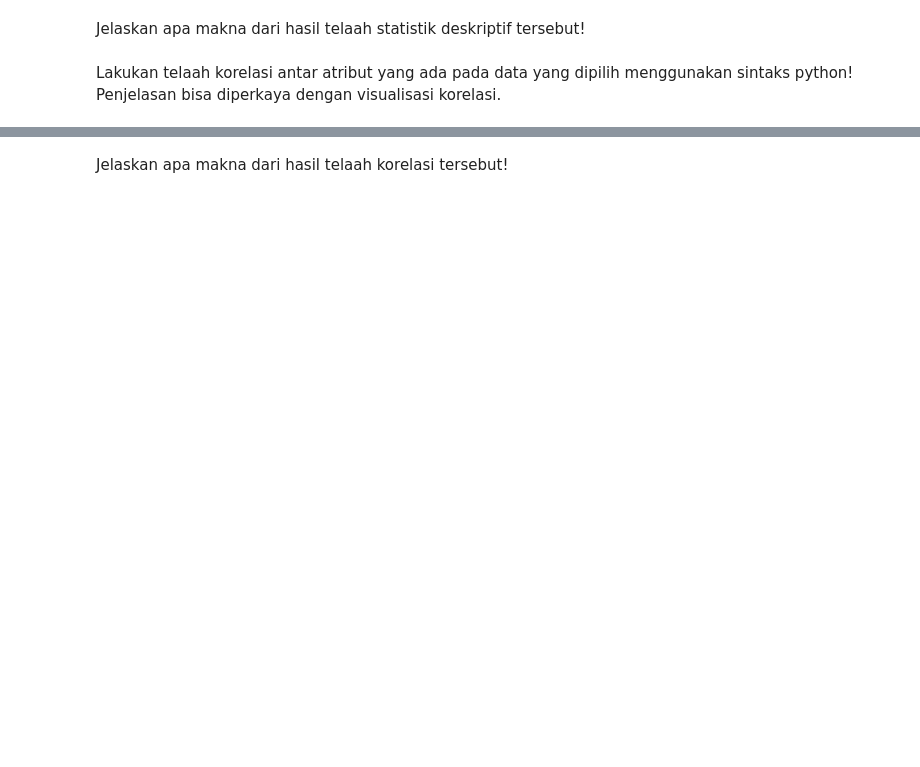
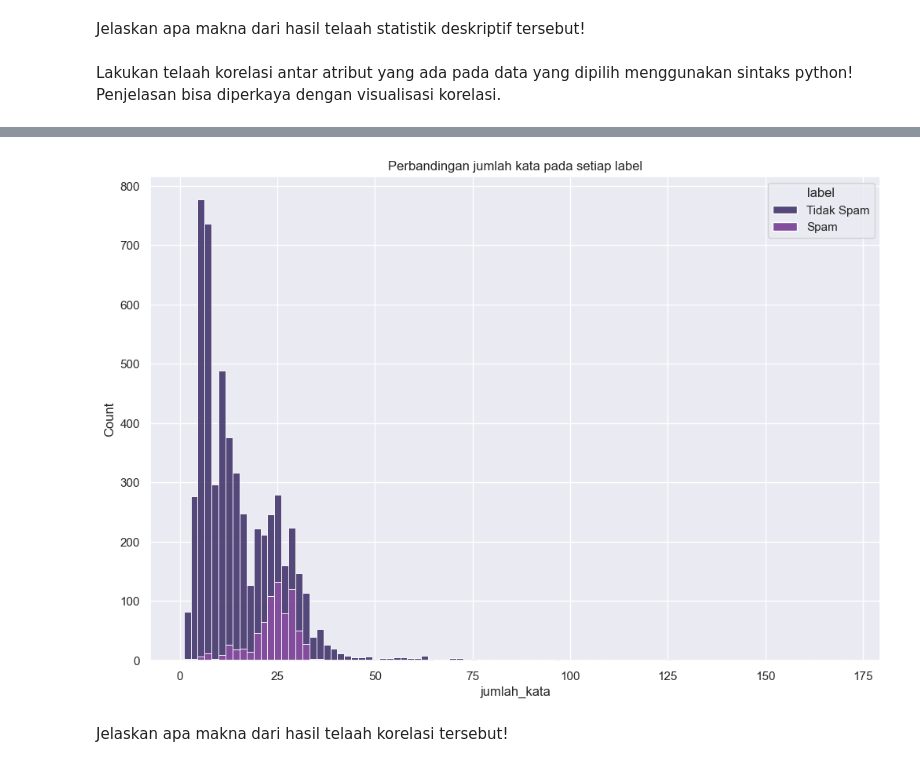
Before and after one commit to alfa000/kung-fu-pandas-fga, a Jupyter notebook: Lembar Kerja Kelompok 1 - Latihan Akuisisi dan pemahaman data.ipynb, the cells around one changed output, grey strips where cells are left out. Drawn from its saved outputs; the diff is of its cells as text; code cells hidden in the pictures; blank space fills up the shorter version.

```diff
--- a/Lembar Kerja Kelompok 1 - Latihan Akuisisi dan pemahaman data.ipynb
+++ b/Lembar Kerja Kelompok 1 - Latihan Akuisisi dan pemahaman data.ipynb
@@ -50,0 +180,16 @@ Lakukan telaah korelasi antar atribut yang ada pada data yang dipilih menggunaka
+# %%
+# Korelasikan antara label spam dan ham dengan jumlah kata yang ada di dalam pesan
+
+# Code Here
+df.groupby('label').count()
+df['jumlah_kata'] = df['email'].apply(lambda x: len(x.split()))
+
+df.groupby('label').mean()
+df.groupby('label').describe()
+
+plt.figure(figsize=(12,8))
+sns.histplot(data=df, x='jumlah_kata', hue='label', multiple='stack')
+plt.title('Perbandingan jumlah kata pada setiap label')
+plt.show()
+# %% [output]
+[figure, added]
```
Also changed, not shown: parts of 8 cells of this notebook.
